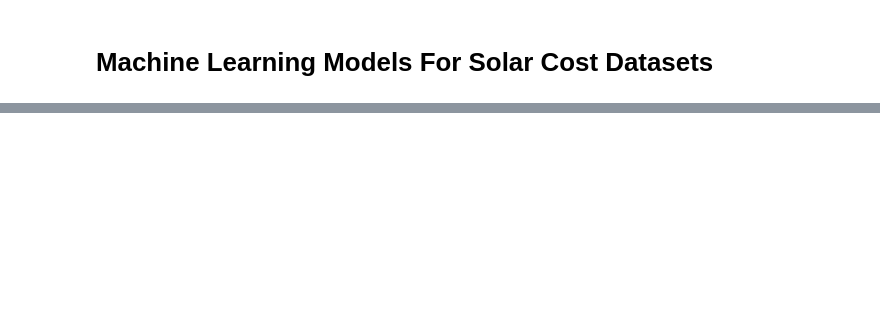
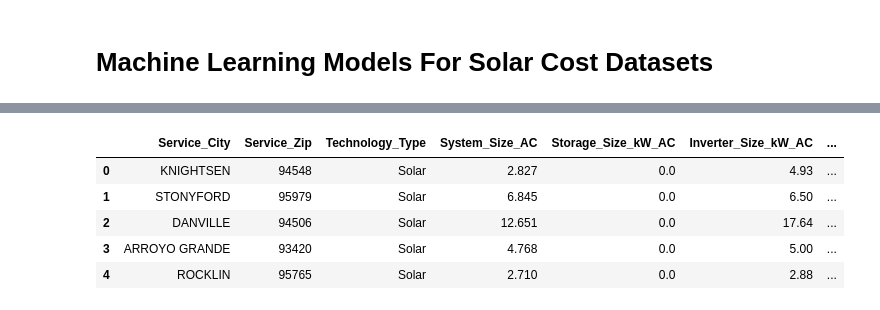
Before and after one commit to ns96/ML_Project, a Jupyter notebook: ML_Model_Elena.ipynb, the cells around one changed output, grey strips where cells are left out. Saved outputs shown, nothing was run; the diff lists cells and outputs as text; code cells hidden in the pictures; blank space fills up the shorter version.

```diff
--- a/ML_Model_Elena.ipynb
+++ b/ML_Model_Elena.ipynb
@@ -64,10 +57,18 @@ memory usage: 24.4+ MB
 # %%
-columns_to_drop = ['Utility', 'Service_Zip', 'App_Received_Date', "Year"] #Mean Absolute Error: 6335.3067956234045 and R-squared: 0.6231565771055633
-#columns_to_drop = ['App_Received_Date'] #Mean Absolute Error: 6291.18175942384 and R-squared: 0.6249063767730472
-#columns_to_drop = ['Year'] # Mean Absolute Error: 6264.777424996714 and R-squared: 0.6271341735008127
-#columns_to_drop = ['Utility', 'App_Received_Date'] #Mean Absolute Error: 6285.821611756003 and R-squared: 0.6281995925685182
-#df.drop(columns=columns_to_drop, inplace=True) #Mean Absolute Error: 6291.18175942384 and R-squared: 0.6249063767730472
-#df.head()
+#columns_to_drop = ['Utility', 'Service_Zip', 'App_Received_Date', 'Year', 'Service_County', 'Inverter_Size_kW_AC',
+#                   'Inverter_Manufacturer', 'Inverter_Quantity']
+#columns_to_drop = ['Utility', 'Year', 'Service_County']
+columns_to_drop = ['Utility', 'Service_Zip', 'App_Received_Date', 'Service_County']
+#columns_to_drop = ['Utility', 'App_Received_Date']
+df.drop(columns=columns_to_drop, inplace=True)
+df.head()
+# %% [output]
+|  | Service_City | Service_Zip | Technology_Type | System_Size_AC | Storage_Size_kW_AC | Inverter_Size_kW_AC | ... |
+| 0 | KNIGHTSEN | 94548 | Solar | 2.827 | 0.0 | 4.93 | ... |
+| 1 | STONYFORD | 95979 | Solar | 6.845 | 0.0 | 6.50 | ... |
+| 2 | DANVILLE | 94506 | Solar | 12.651 | 0.0 | 17.64 | ... |
+| 3 | ARROYO GRANDE | 93420 | Solar | 4.768 | 0.0 | 5.00 | ... |
+| 4 | ROCKLIN | 95765 | Solar | 2.710 | 0.0 | 2.88 | ... |
 # %%
 # Results for PGE - not scaled n estimators 100, not dropped negative and small values
 # %%
```
Also changed, not shown: parts of 22 cells of this notebook, 1 other file.
